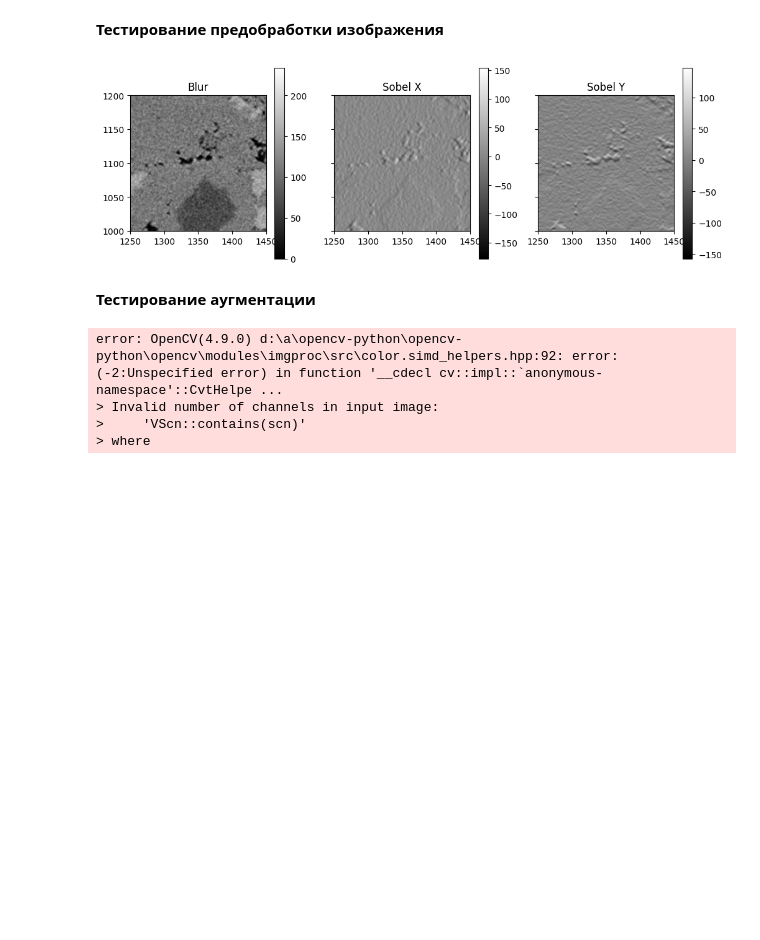
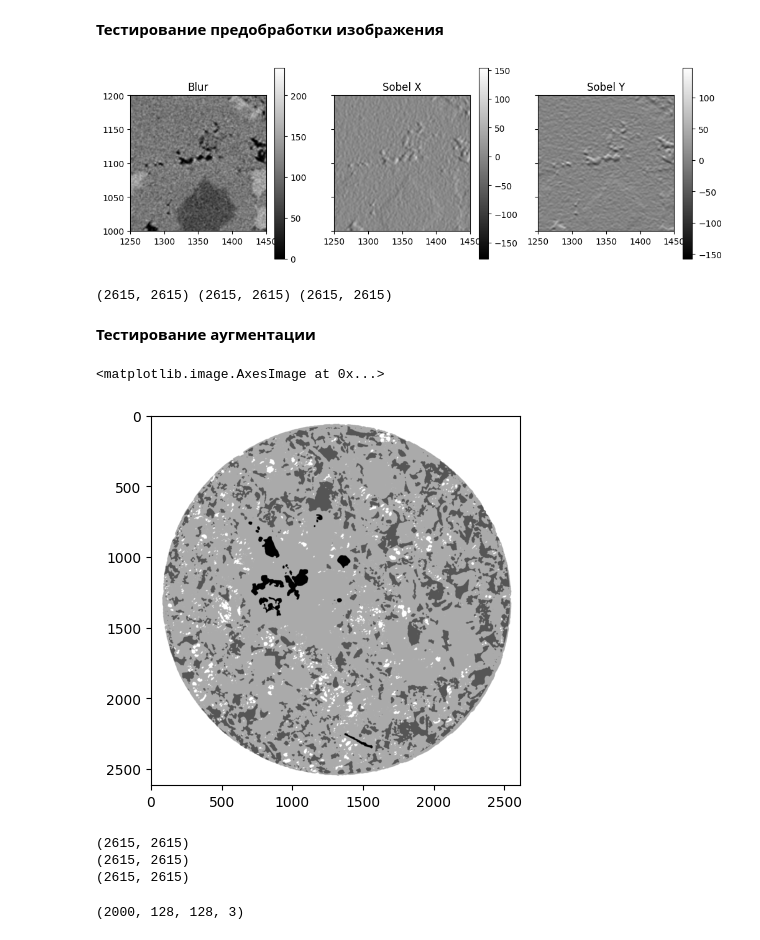
Before and after one commit to Polzovat123/kern_segmentation, a Jupyter notebook: src/test.ipynb, the cells around one changed output. Cells and saved outputs as stored; diff of their text form; code cells hidden in the pictures; blank space fills up the shorter version.

Commit message:
Augmentator.py готов

```diff
--- a/src/test.ipynb
+++ b/src/test.ipynb
@@ -24,6 +24,7 @@ img = cv2.imread('../pictures/rec_00400.tif')
 img = cv2.cvtColor(img, cv2.COLOR_BGR2GRAY)
 
 (data_blur, sobelx, sobely) = Preparer.calculate(data=img, kernel_size=3, sobel_kernel_size=5)
+
 
 
 fig, axs = plt.subplots(nrows=1, ncols=3, figsize=(12, 4), sharex=True, sharey=True)
@@ -39,34 +40,41 @@ im = axs[2].imshow(sobely, cmap='gray')
 axs[2].set_title('Sobel Y')
 plt.colorbar(im, ax=axs[2])
 plt.show()
+
+print(data_blur.shape, sobelx.shape, sobely.shape)
 # %% [output]
 [figure]
+(2615, 2615) (2615, 2615) (2615, 2615)
 # %% [markdown]
 **Тестирование аугментации**
+# %%
+img = cv2.imread('../pictures/Label_400_final.tif')
+img = cv2.cvtColor(img, cv2.COLOR_BGR2GRAY)
+
+plt.imshow(img, cmap='gray')
+# %% [output]
+<matplotlib.image.AxesImage at 0x...>
+[figure, added]
 # %%
 from src.Augmentator import Augmentator
 import cv2
 import numpy as np
 from matplotlib import pyplot as plt
 from src.Preparer import Preparer
+import PIL
 
-img = cv2.imread('../pictures/rec_00400.tif')
-img = cv2.cvtColor(img, cv2.COLOR_GRAY2BGR)
+data = cv2.imread('../pictures/rec_00400.tif')
+data = cv2.cvtColor(data, cv2.COLOR_BGR2GRAY)
+label = cv2.imread('../pictures/Label_400_final.tif')
 
-data_blur, sobelx, sobely = Preparer.calculate(data=img, kernel_size=3, sobel_kernel_size=3)
+data_blur, sobelx, sobely = Preparer.calculate(data=data, kernel_size=3, sobel_kernel_size=3)
 
-augmented_data = Augmentator().augment_data(data_blur, sobelx, sobely)
+data = Augmentator.augment_data(data_blur, sobelx, sobely, d_a=100)
+label = Augmentator.augment_label(label, d_a=100)
 
-fig, axs = plt.subplots(nrows=1, ncols=3, figsize=(12, 4), sharex=True, sharey=True)
-axs[0].imshow(augmented_data[0], cmap='gray')
-axs[0].set_title('Original')
-axs[1].imshow(augmented_data[1], cmap='gray')
-axs[1].set_title('Rotated')
-axs[2].imshow(augmented_data[2], cmap='gray')
-axs[2].set_title('Flipped')
-plt.show()
+print(data.shape)
 # %% [output]
-error: OpenCV(4.9.0) d:\a\opencv-python\opencv-python\opencv\modules\imgproc\src\color.simd_helpers.hpp:92: error: (-2:Unspecified error) in function '__cdecl cv::impl::`anonymous-namespace'::CvtHelpe ...
-> Invalid number of channels in input image:
->     'VScn::contains(scn)'
-> where
+(2615, 2615)
+(2615, 2615)
+(2615, 2615)
+(2000, 128, 128, 3)
```
Also changed, not shown: parts of 1 cell of this notebook, 6 other files.
